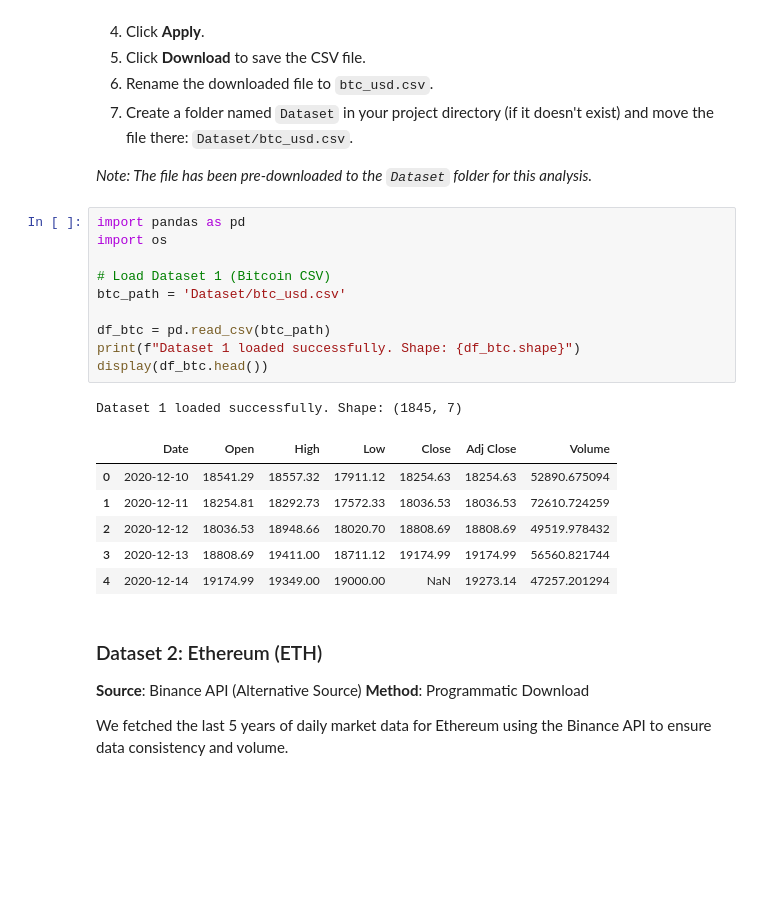
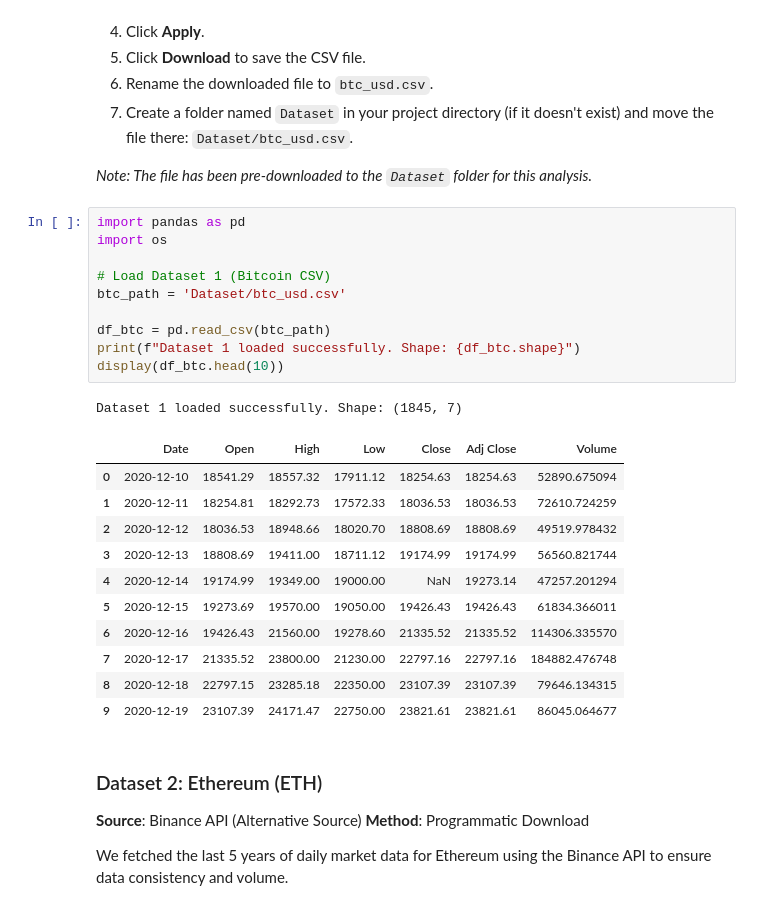
Before and after one commit to Juliohe/Udacity-Real-World-Data-Wrangling-with-Python, a Jupyter notebook: data_wrangling_project_working.ipynb, the cells around one changed output. Drawn from its saved outputs; the diff is of its cells as text; blank space fills up the shorter version.

```diff
--- a/data_wrangling_project_working.ipynb
+++ b/data_wrangling_project_working.ipynb
@@ -30,21 +30,26 @@ In this section, we will gather data from two sources:
 # %%
 import pandas as pd
 import os
 
 # Load Dataset 1 (Bitcoin CSV)
 btc_path = 'Dataset/btc_usd.csv'
 
 df_btc = pd.read_csv(btc_path)
 print(f"Dataset 1 loaded successfully. Shape: {df_btc.shape}")
-display(df_btc.head())
+display(df_btc.head(10))
 # %% [output]
 Dataset 1 loaded successfully. Shape: (1845, 7)
 |  | Date | Open | High | Low | Close | Adj Close | Volume |
 | 0 | 2020-12-10 | 18541.29 | 18557.32 | 17911.12 | 18254.63 | 18254.63 | 52890.675094 |
 | 1 | 2020-12-11 | 18254.81 | 18292.73 | 17572.33 | 18036.53 | 18036.53 | 72610.724259 |
 | 2 | 2020-12-12 | 18036.53 | 18948.66 | 18020.70 | 18808.69 | 18808.69 | 49519.978432 |
 | 3 | 2020-12-13 | 18808.69 | 19411.00 | 18711.12 | 19174.99 | 19174.99 | 56560.821744 |
 | 4 | 2020-12-14 | 19174.99 | 19349.00 | 19000.00 | NaN | 19273.14 | 47257.201294 |
+| 5 | 2020-12-15 | 19273.69 | 19570.00 | 19050.00 | 19426.43 | 19426.43 | 61834.366011 |
+| 6 | 2020-12-16 | 19426.43 | 21560.00 | 19278.60 | 21335.52 | 21335.52 | 114306.335570 |
+| 7 | 2020-12-17 | 21335.52 | 23800.00 | 21230.00 | 22797.16 | 22797.16 | 184882.476748 |
+| 8 | 2020-12-18 | 22797.15 | 23285.18 | 22350.00 | 23107.39 | 23107.39 | 79646.134315 |
+| 9 | 2020-12-19 | 23107.39 | 24171.47 | 22750.00 | 23821.61 | 23821.61 | 86045.064677 |
 # %% [markdown]
 ### Dataset 2: Ethereum (ETH)
 
```
Also changed, not shown: parts of 16 cells of this notebook, 3 other files.
